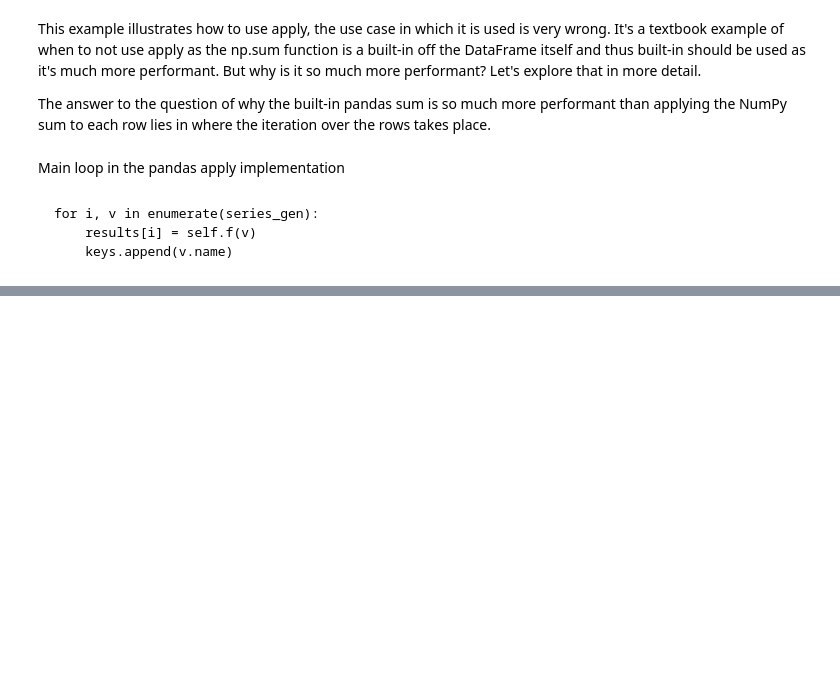
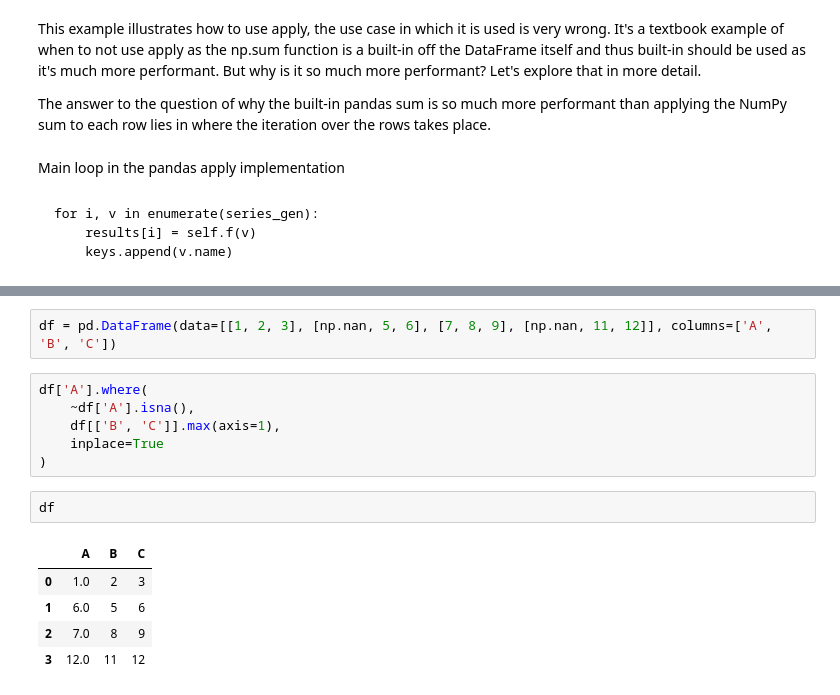
Before and after one commit to 1mmo/data-analysis-handbook, a Jupyter notebook: handbook/Working with data/Pandas.ipynb, the cells around one changed output, grey strips where cells are left out. Drawn from its saved outputs; the diff is of its cells as text; blank space fills up the shorter version.

Commit message:
add pandas where method

```diff
--- a/handbook/Working with data/Pandas.ipynb
+++ b/handbook/Working with data/Pandas.ipynb
@@ -2957,0 +3006,16 @@ a series of values, and when an operation is performed on them, it is performed
+# %%
+df = pd.DataFrame(data=[[1, 2, 3], [np.nan, 5, 6], [7, 8, 9], [np.nan, 11, 12]], columns=['A', 'B', 'C'])
+# %%
+df['A'].where(
+    ~df['A'].isna(),
+    df[['B', 'C']].max(axis=1),
+    inplace=True
+)
+# %%
+df
+# %% [output]
+|  | A | B | C |
+| 0 | 1.0 | 2 | 3 |
+| 1 | 6.0 | 5 | 6 |
+| 2 | 7.0 | 8 | 9 |
+| 3 | 12.0 | 11 | 12 |
```
Also changed, not shown: parts of 11 cells of this notebook.
